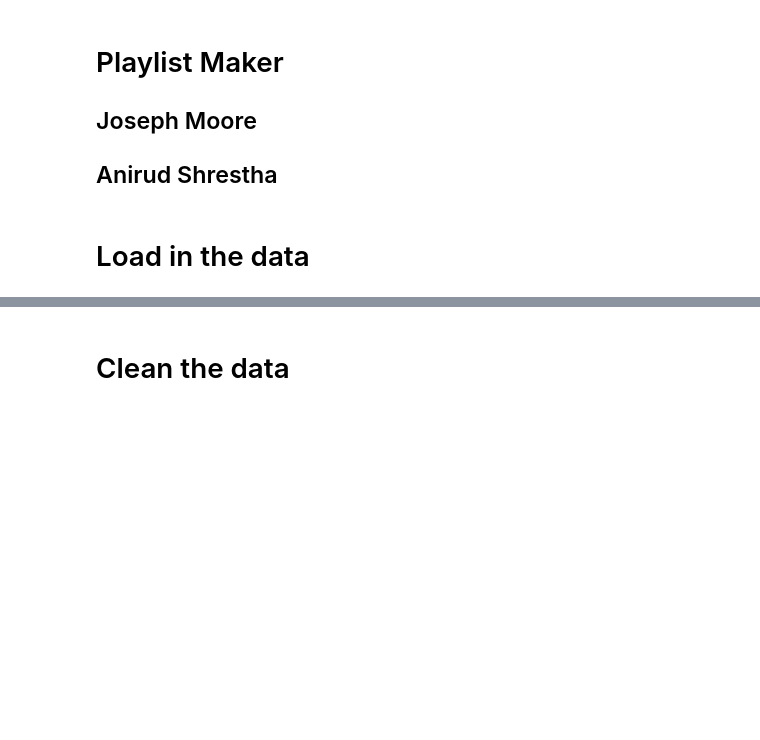
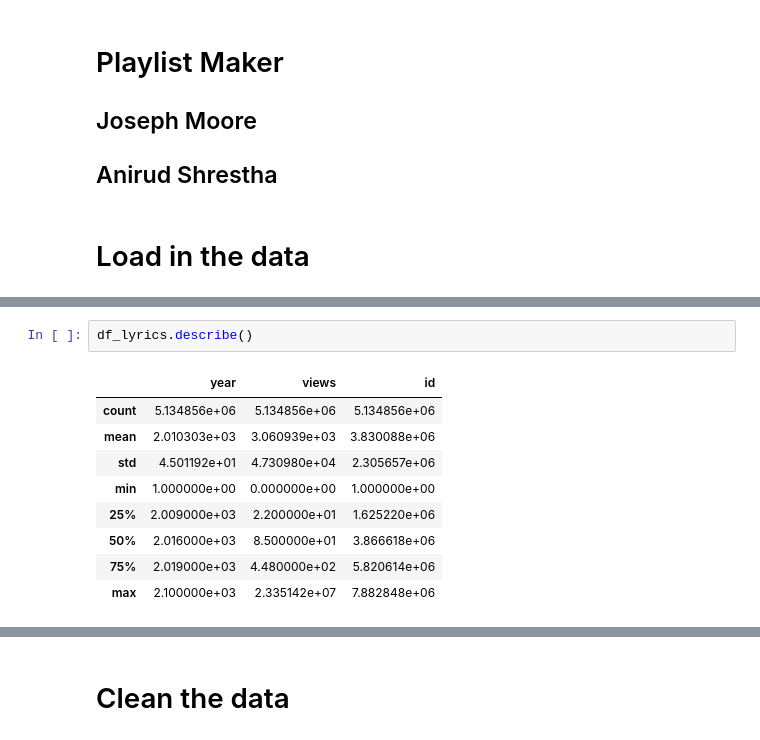
Before and after one commit to Anirud2002/Music-Analyzer-NLP, a Jupyter notebook: Project.ipynb, the cells around one changed output, grey strips where cells are left out. Saved outputs shown, nothing was run; the diff lists cells and outputs as text; blank space fills up the shorter version.

```diff
--- a/Project.ipynb
+++ b/Project.ipynb
@@ -43,3 +45,15 @@ df_playlists.head()
 | 2 | 9cc0cfd4d7d7885102480dd99e7a90d6 | Tiffany Page | 7 Years Too Late | HARD ROCK 2010 |
 | 3 | 9cc0cfd4d7d7885102480dd99e7a90d6 | Elvis Costello & The Attractions | Accidents Will Happen | HARD ROCK 2010 |
 | 4 | 9cc0cfd4d7d7885102480dd99e7a90d6 | Elvis Costello | Alison | HARD ROCK 2010 |
+# %%
+df_lyrics.describe()
+# %% [output]
+|  | year | views | id |
+| count | 5.134856e+06 | 5.134856e+06 | 5.134856e+06 |
+| mean | 2.010303e+03 | 3.060939e+03 | 3.830088e+06 |
+| std | 4.501192e+01 | 4.730980e+04 | 2.305657e+06 |
+| min | 1.000000e+00 | 0.000000e+00 | 1.000000e+00 |
+| 25% | 2.009000e+03 | 2.200000e+01 | 1.625220e+06 |
+| 50% | 2.016000e+03 | 8.500000e+01 | 3.866618e+06 |
+| 75% | 2.019000e+03 | 4.480000e+02 | 5.820614e+06 |
+| max | 2.100000e+03 | 2.335142e+07 | 7.882848e+06 |
```
Also changed, not shown: parts of 10 cells of this notebook.
